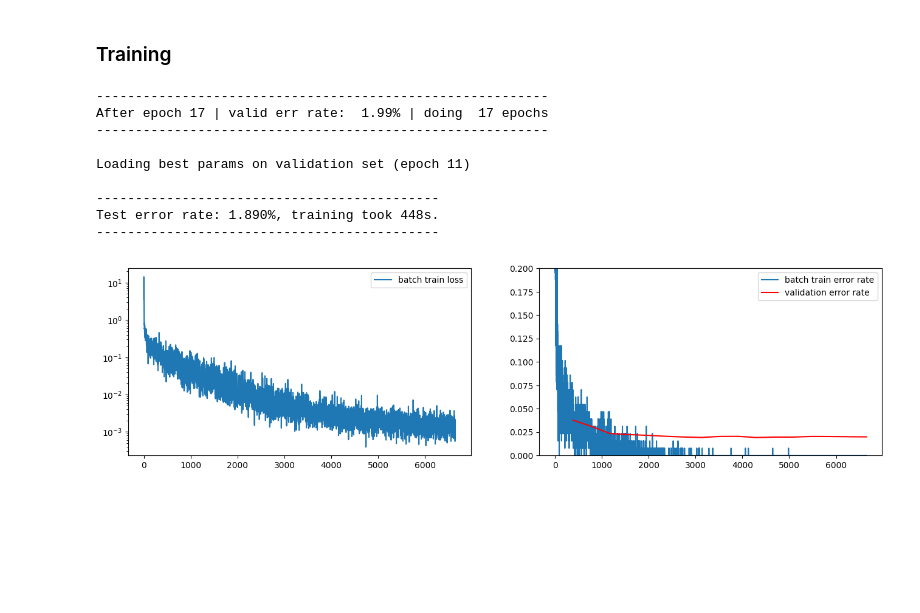
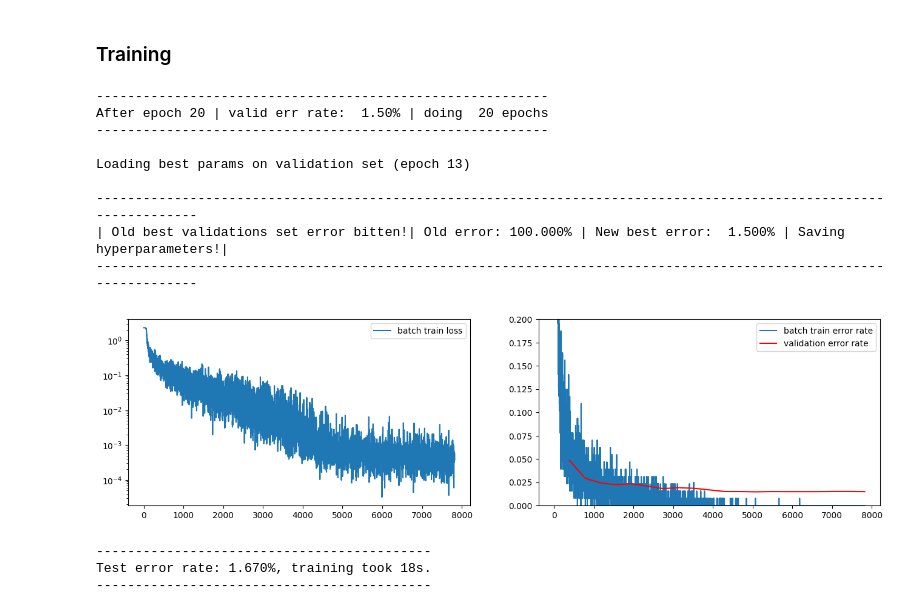
Before and after one commit to dmika1234/dl_uwr, a Jupyter notebook: Assignments/Assignment2/colab_run.ipynb, the cells around one changed output. Drawn from its saved outputs; the diff is of its cells as text; code cells hidden in the pictures; blank space fills up the shorter version.

```diff
--- a/Assignments/Assignment2/colab_run.ipynb
+++ b/Assignments/Assignment2/colab_run.ipynb
@@ -37,27 +47,39 @@ mnist_loaders = create_mnist_loaders(batch_size=batch_size, data_path=data_path,
+# %%
+# lr_schedule = (partial(exp_schedule, beta=0.9, warmups=3), "epochs")
+# lr_schedule = (partial(div_schedule, threshold=12), "epochs")
+lr_schedule = (partial(div_schedule2, threshold=10), "epochs")
+# lr_schedule = (div_schedule, "batch_iters")
+# lr_schedule = (None, None)
 # %%
-model = Model(nn.Linear(28 * 28, 1000),
+torch.manual_seed(2137)
+model = Model(nn.Linear(28 * 28, hidden_neurons),
               nn.ReLU(),
-              nn.Linear(1000, 1000),
+              nn.Linear(hidden_neurons, hidden_neurons),
               nn.ReLU(),
-              nn.Linear(1000, 10))
-model.init_params_xavier()
+              nn.Linear(hidden_neurons, 10))
+model.init_params_xavier(gain=gain)
-# %%
-# lr_schedule = (partial(exp_schedule, beta=0.9, warmups=6), "epochs")
-# lr_schedule = (div_schedule, "batch_iters")
-lr_schedule = (None, None)
-# %%
-alpha = 1e-1
-epsilon = 0.9
-decay=0.0
-max_num_epochs = 30
 # %% [markdown]
 ### Training
+# %%
+t_start = time.time()
+val_err = SGD(model, mnist_loaders,
+    alpha=alpha, epsilon=epsilon, lr_schedule=lr_schedule, decay=decay,
+    max_num_epochs=max_num_epochs, device=device)
+##
+best_hypers = check_if_best(val_err, best_val_err, alpha, epsilon, decay, max_num_epochs,
+                            lr_schedule, hidden_neurons, gain)
+# %% [output]
+----------------------------------------------------------
+After epoch 20 | valid err rate:  1.50% | doing  20 epochs
+----------------------------------------------------------
+
+Loading best params on validation set (epoch 13)
+
+------------------------------------------------------------------------------------------------------------------
+| Old best validations set error bitten!| Old error: 100.000% | New best error:  1.500% | Saving hyperparameters!|
+------------------------------------------------------------------------------------------------------------------
+[figure, added]
 # %%
-t_start = time.time()
-val_err = SGD(model, mnist_loaders,
-    alpha=alpha, epsilon=epsilon, lr_schedule=lr_schedule, decay=decay,
-    max_num_epochs=max_num_epochs, device=device)
-##
 test_err_rate = compute_error_rate(model, mnist_loaders["test"])
 m = (
     f"Test error rate: {test_err_rate * 100.0:.3f}%, "
@@ -66,13 +88,6 @@ m = (
 print("{0}\n{1}\n{0}".format("-" * len(m), m))
 ##
 # %% [output]
-----------------------------------------------------------
-After epoch 17 | valid err rate:  1.99% | doing  17 epochs
-----------------------------------------------------------
-
-Loading best params on validation set (epoch 11)
-
---------------------------------------------
-Test error rate: 1.890%, training took 448s.
---------------------------------------------
+-------------------------------------------
+Test error rate: 1.670%, training took 18s.
+-------------------------------------------
-[figure, removed]
```
Also changed, not shown: parts of 4 cells of this notebook.
